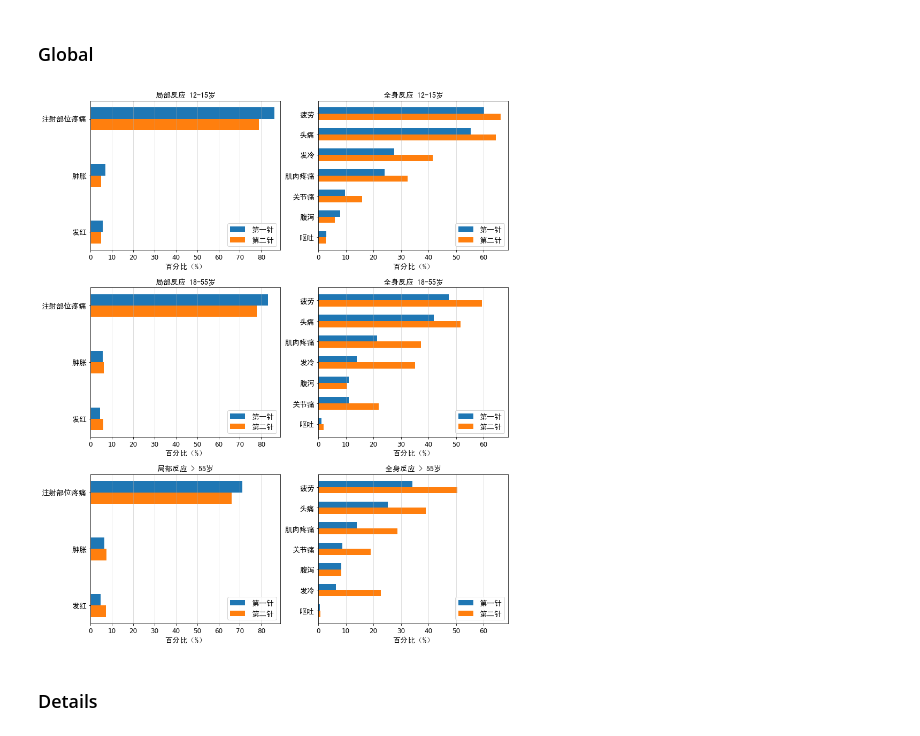
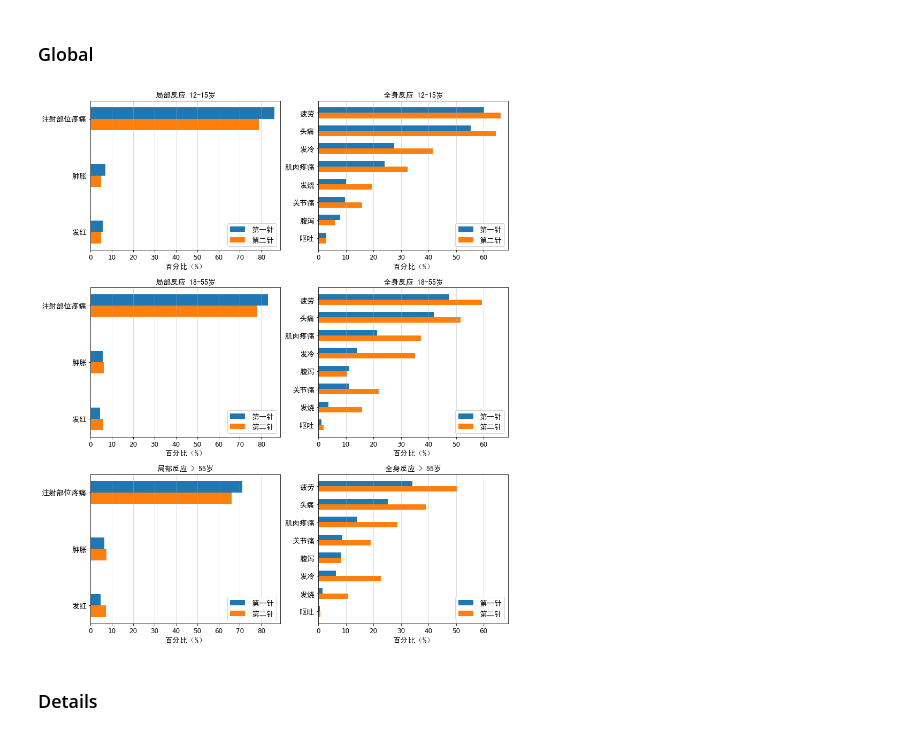
Before and after one commit to jingwen-z/python-playground, a Jupyter notebook: analysis/Reactions Pfizer-BioNTech COVID-19 Vaccine/Reactions Pfizer-BioNTech COVID-19 Vaccine.ipynb, the cells around one changed output. Cells and saved outputs as stored; diff of their text form; code cells hidden in the pictures.

Commit message:
viz for reactions details, wip

```diff
--- a/analysis/Reactions Pfizer-BioNTech COVID-19 Vaccine/Reactions Pfizer-BioNTech COVID-19 Vaccine.ipynb
+++ b/analysis/Reactions Pfizer-BioNTech COVID-19 Vaccine/Reactions Pfizer-BioNTech COVID-19 Vaccine.ipynb
@@ -67,24 +67,24 @@ def viz_glb_reactions(axarr, df, width, title, age_segment, reaction_nb, x_lim_m
 # %%
 fig, axarr = plt.subplots(nrows=3, ncols=2, figsize=(14, 18))
 width_1 = 0.2
 width_2 = 0.3
 
 viz_glb_reactions(axarr[0, 0], df=any_local_reactions_df, width=width_1,
                   title='局部反应 12-15岁', age_segment='12-15 years', reaction_nb=3, x_lim_max=89)
 viz_glb_reactions(axarr[1, 0], df=any_local_reactions_df, width=width_1,
                   title='局部反应 18-55岁', age_segment='18-55 years', reaction_nb=3, x_lim_max=89)
 viz_glb_reactions(axarr[2, 0], df=any_local_reactions_df, width=width_1,
                   title='局部反应 > 55岁', age_segment='> 55 years', reaction_nb=3, x_lim_max=89)
 
 viz_glb_reactions(axarr[0, 1], df=any_systemic_reactions_df, width=width_2,
-                  title='全身反应 12-15岁', age_segment='12-15 years', reaction_nb=7, x_lim_max=69)
+                  title='全身反应 12-15岁', age_segment='12-15 years', reaction_nb=8, x_lim_max=69)
 viz_glb_reactions(axarr[1, 1], df=any_systemic_reactions_df, width=width_2,
-                  title='全身反应 18-55岁', age_segment='18-55 years', reaction_nb=7, x_lim_max=69)
+                  title='全身反应 18-55岁', age_segment='18-55 years', reaction_nb=8, x_lim_max=69)
 viz_glb_reactions(axarr[2, 1], df=any_systemic_reactions_df, width=width_2,
-                  title='全身反应 > 55岁', age_segment='> 55 years', reaction_nb=7, x_lim_max=69)
+                  title='全身反应 > 55岁', age_segment='> 55 years', reaction_nb=8, x_lim_max=69)
 
 plt.subplots_adjust(hspace=0.25)
 # %% [output]
-[figure, old version]
+[figure, new version]
 # %% [markdown]
 ### Details
```
Also changed, not shown: parts of 7 cells of this notebook.
